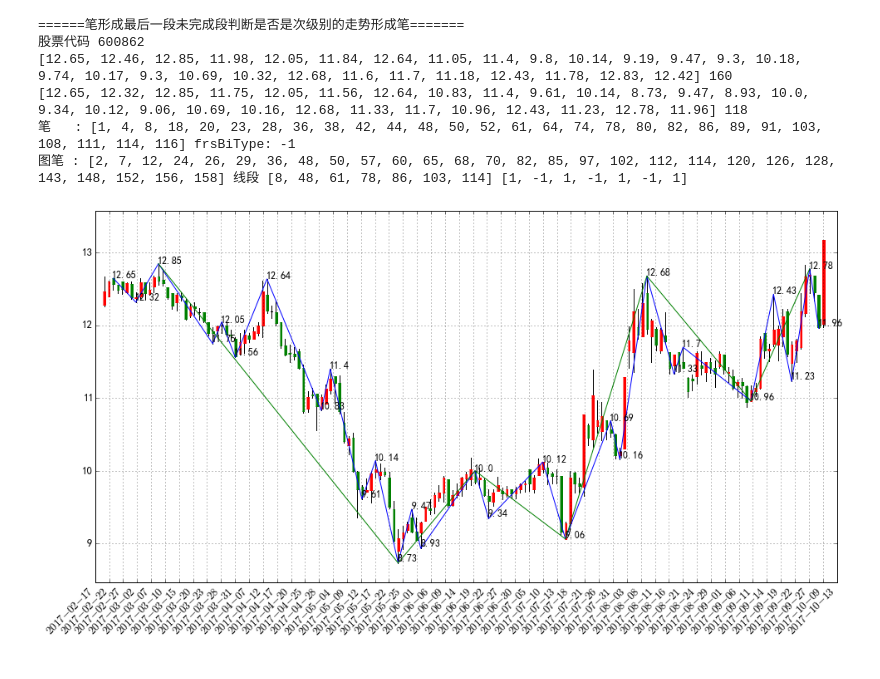
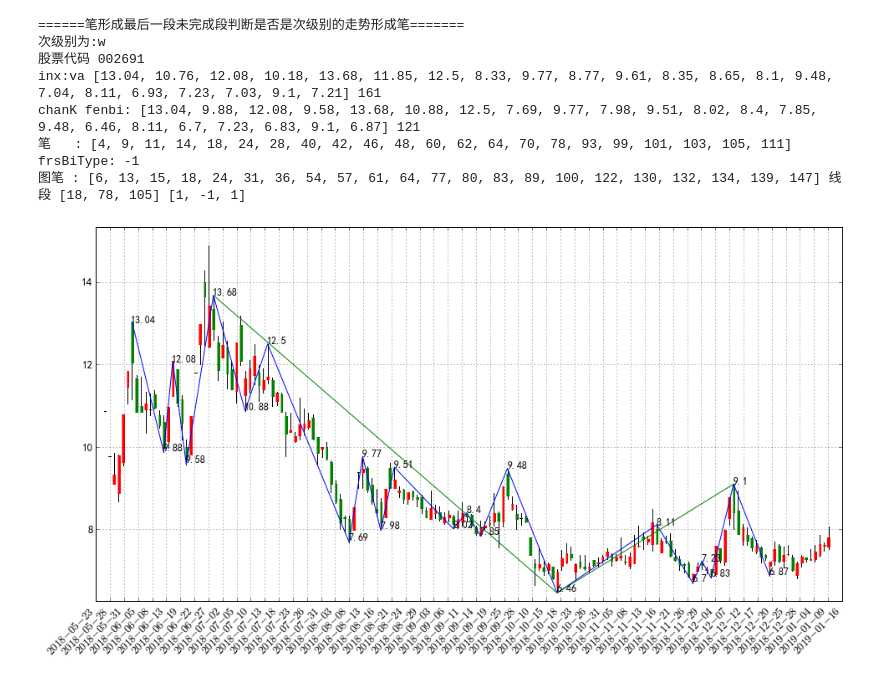
Before and after one commit to johnsonhongyi/pyQuant, a Jupyter notebook: stock/jupyterAlgo/AlgoTest/Chan_Start.ipynb, the cells around one changed output. Drawn from its saved outputs; the diff is of its cells as text; code cells hidden in the pictures.

```diff
--- a/stock/jupyterAlgo/AlgoTest/Chan_Start.ipynb
+++ b/stock/jupyterAlgo/AlgoTest/Chan_Start.ipynb
@@ -45,7 +45,7 @@ import time
 from numpy import nan
 from bokeh.models import ColumnDataSource, Rect, HoverTool, Range1d, LinearAxis, WheelZoomTool, PanTool, ResetTool, ResizeTool, PreviewSaveTool
 # ================需要修改的参数==============
-stock_code = '600862' # 股票代码
+stock_code = '002691' # 股票代码
 # start_date = '2017-01-01'
 start_date = None
 # end_date = '2017-10-01 15:00:00' # 最后生成k线日期
@@ -353,8 +353,8 @@ for i in range(len(biIdx)):
 #  在原图基础上添加分笔蓝线
 inx_value = chanK.high.values
 inx_va  = [round(inx_value[x],2) for x in biIdx]
-print inx_va,len(quotes.high)
-print [round(y,2) for y in y_fenbi_seq],len(chanK)
+print "inx:va",inx_va,len(quotes.high)
+print "chanK fenbi:",[round(y,2) for y in y_fenbi_seq],len(chanK)
 print "笔   :", biIdx,"frsBiType:",frsBiType
 print "图笔 :",x_fenbi_seq,
 plt.plot(x_fenbi_seq,y_fenbi_seq)
@@ -374,36 +374,37 @@ for i in range(len(xdIdxs)):
         time_long = long(time.mktime((dt+datetime.timedelta(hours=8)).timetuple())*1000000000)
 #         print x_date_list.index(time_long) if time_long in x_date_list else 0
         if fenType == 1:
             x_xd_seq.append(x_date_list.index(time_long))
             y_xd_seq.append(k_data['high'][dt])
         if fenType == -1:
             x_xd_seq.append(x_date_list.index(time_long))
             y_xd_seq.append(k_data['low'][dt])
 #             bottom_time = None
 #             for k_line_dto in m_line_dto.member_list[::-1]:
 #                 if k_line_dto.low == m_line_dto.low:
 #                     # get_price返回的日期，默认时间是08:00:00
 #                     bottom_time = k_line_dto.begin_time.strftime('%Y-%m-%d') +' 08:00:00'
 #                     break
 #             x_fenbi_seq.append(x_date_list.index(long(time.mktime(datetime.strptime(bottom_time, "%Y-%m-%d %H:%M:%S").timetuple())*1000000000)))
 #             y_fenbi_seq.append(m_line_dto.low)
 
 #  在原图基础上添加分笔蓝线
 plt.plot(x_xd_seq,y_xd_seq)
 
 if show_mpl:
     plt.show()
 
 
 #  在原图基础上添加分笔蓝线
 # plt.plot(x_fenbi_seq,y_fenbi_seq)
 
 # plt.show()
 # %% [output]
 ======笔形成最后一段未完成段判断是否是次级别的走势形成笔=======
-股票代码 600862
-[12.65, 12.46, 12.85, 11.98, 12.05, 11.84, 12.64, 11.05, 11.4, 9.8, 10.14, 9.19, 9.47, 9.3, 10.18, 9.74, 10.17, 9.3, 10.69, 10.32, 12.68, 11.6, 11.7, 11.18, 12.43, 11.78, 12.83, 12.42] 160
-[12.65, 12.32, 12.85, 11.75, 12.05, 11.56, 12.64, 10.83, 11.4, 9.61, 10.14, 8.73, 9.47, 8.93, 10.0, 9.34, 10.12, 9.06, 10.69, 10.16, 12.68, 11.33, 11.7, 10.96, 12.43, 11.23, 12.78, 11.96] 118
-笔   : [1, 4, 8, 18, 20, 23, 28, 36, 38, 42, 44, 48, 50, 52, 61, 64, 74, 78, 80, 82, 86, 89, 91, 103, 108, 111, 114, 116] frsBiType: -1
-图笔 : [2, 7, 12, 24, 26, 29, 36, 48, 50, 57, 60, 65, 68, 70, 82, 85, 97, 102, 112, 114, 120, 126, 128, 143, 148, 152, 156, 158] 线段 [8, 48, 61, 78, 86, 103, 114] [1, -1, 1, -1, 1, -1, 1]
+次级别为:w
+股票代码 002691
+inx:va [13.04, 10.76, 12.08, 10.18, 13.68, 11.85, 12.5, 8.33, 9.77, 8.77, 9.61, 8.35, 8.65, 8.1, 9.48, 7.04, 8.11, 6.93, 7.23, 7.03, 9.1, 7.21] 161
+chanK fenbi: [13.04, 9.88, 12.08, 9.58, 13.68, 10.88, 12.5, 7.69, 9.77, 7.98, 9.51, 8.02, 8.4, 7.85, 9.48, 6.46, 8.11, 6.7, 7.23, 6.83, 9.1, 6.87] 121
+笔   : [4, 9, 11, 14, 18, 24, 28, 40, 42, 46, 48, 60, 62, 64, 70, 78, 93, 99, 101, 103, 105, 111] frsBiType: -1
+图笔 : [6, 13, 15, 18, 24, 31, 36, 54, 57, 61, 64, 77, 80, 83, 89, 100, 122, 130, 132, 134, 139, 147] 线段 [18, 78, 105] [1, -1, 1]
-[figure, old version]
+[figure, new version]
```
Also changed, not shown: 21 other files.
